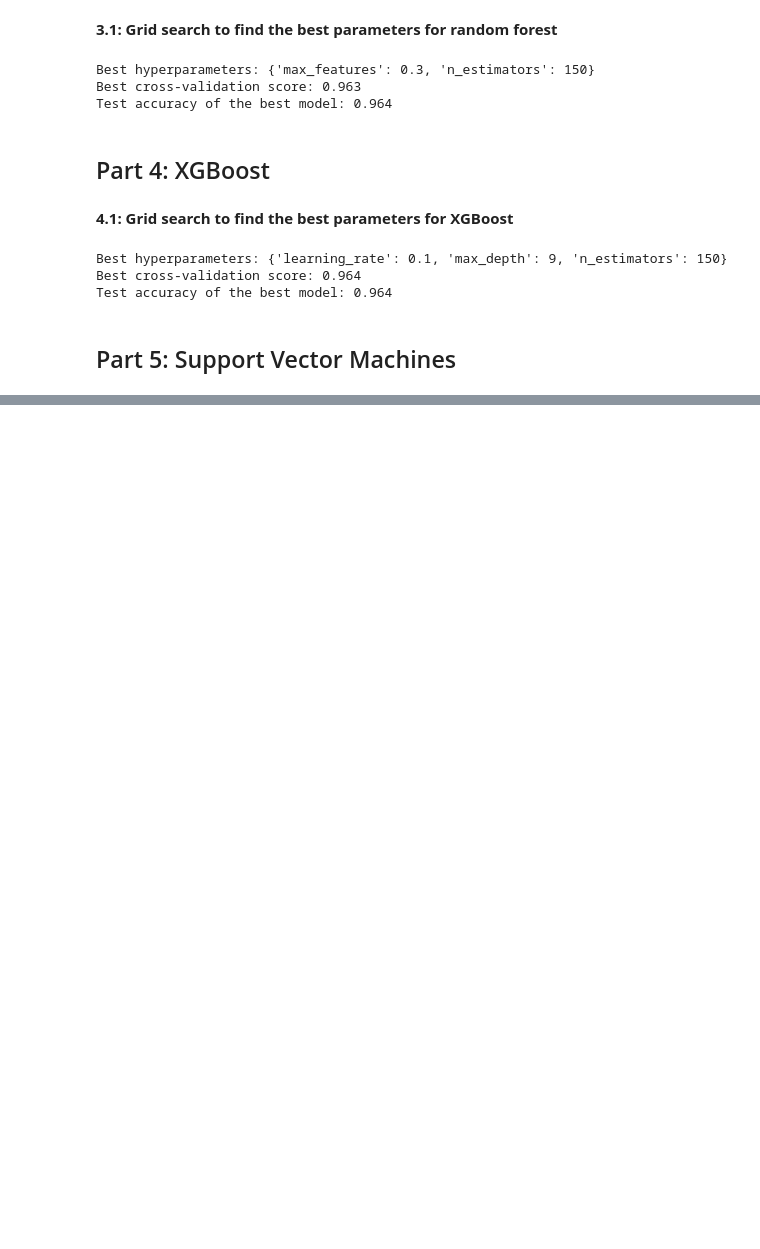
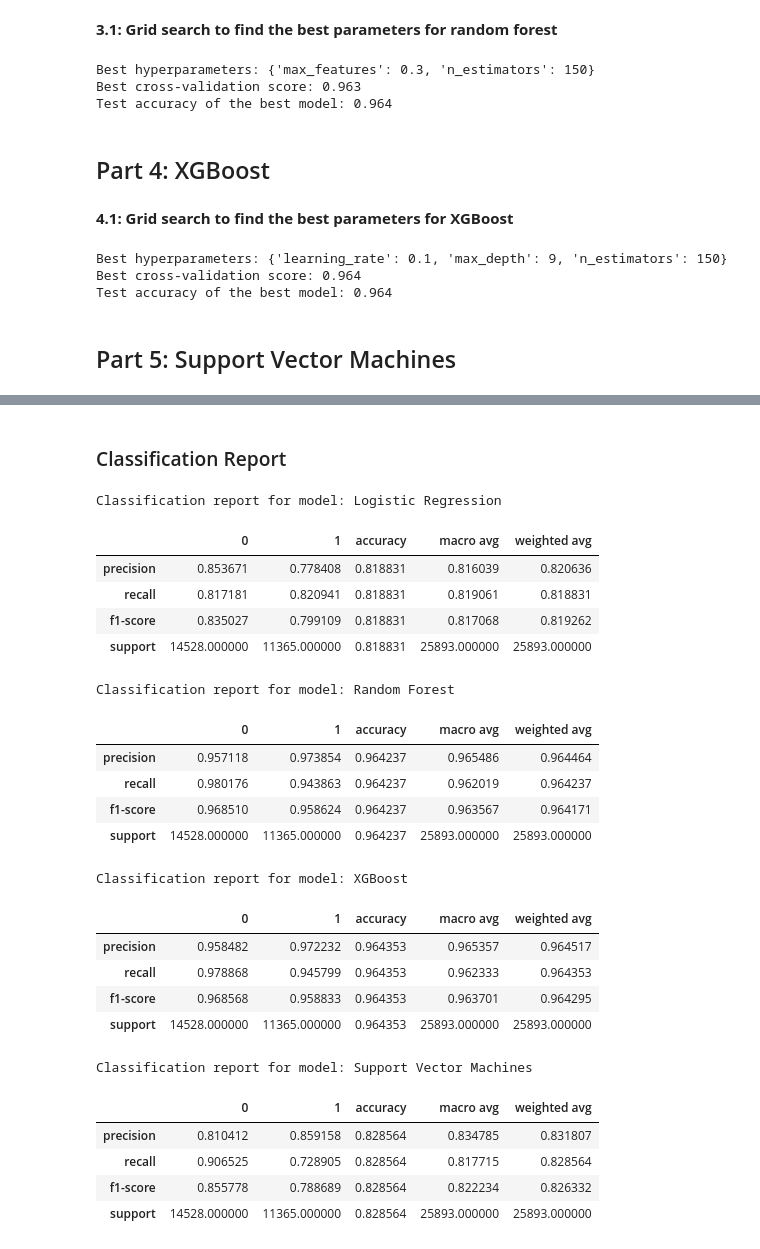
Before and after one commit to KallistaXue/airline-passenger-satisfaction-predictor, a Jupyter notebook: Project Code.ipynb, the cells around one changed output, grey strips where cells are left out. Cells and saved outputs as stored; diff of their text form; code cells hidden in the pictures; blank space fills up the shorter version.

```diff
--- a/Project Code.ipynb
+++ b/Project Code.ipynb
@@ -597,0 +621,32 @@ print(f"Test accuracy of the best model: {test_accuracy:.3f}")
+# %% [markdown]
+### Classification Report
+# %%
+for i,pred in enumerate(predictions):
+    print('Classification report for model: ' + models[i])
+    cr = pd.DataFrame(classification_report(y_test, pred, output_dict=True))
+    display(cr)
+# %% [output]
+Classification report for model: Logistic Regression
+|  | 0 | 1 | accuracy | macro avg | weighted avg |
+| precision | 0.853671 | 0.778408 | 0.818831 | 0.816039 | 0.820636 |
+| recall | 0.817181 | 0.820941 | 0.818831 | 0.819061 | 0.818831 |
+| f1-score | 0.835027 | 0.799109 | 0.818831 | 0.817068 | 0.819262 |
+| support | 14528.000000 | 11365.000000 | 0.818831 | 25893.000000 | 25893.000000 |
+Classification report for model: Random Forest
+|  | 0 | 1 | accuracy | macro avg | weighted avg |
+| precision | 0.957118 | 0.973854 | 0.964237 | 0.965486 | 0.964464 |
+| recall | 0.980176 | 0.943863 | 0.964237 | 0.962019 | 0.964237 |
+| f1-score | 0.968510 | 0.958624 | 0.964237 | 0.963567 | 0.964171 |
+| support | 14528.000000 | 11365.000000 | 0.964237 | 25893.000000 | 25893.000000 |
+Classification report for model: XGBoost
+|  | 0 | 1 | accuracy | macro avg | weighted avg |
+| precision | 0.958482 | 0.972232 | 0.964353 | 0.965357 | 0.964517 |
+| recall | 0.978868 | 0.945799 | 0.964353 | 0.962333 | 0.964353 |
+| f1-score | 0.968568 | 0.958833 | 0.964353 | 0.963701 | 0.964295 |
+| support | 14528.000000 | 11365.000000 | 0.964353 | 25893.000000 | 25893.000000 |
+Classification report for model: Support Vector Machines
+|  | 0 | 1 | accuracy | macro avg | weighted avg |
+| precision | 0.810412 | 0.859158 | 0.828564 | 0.834785 | 0.831807 |
+| recall | 0.906525 | 0.728905 | 0.828564 | 0.817715 | 0.828564 |
+| f1-score | 0.855778 | 0.788689 | 0.828564 | 0.822234 | 0.826332 |
+| support | 14528.000000 | 11365.000000 | 0.828564 | 25893.000000 | 25893.000000 |
```
Also changed, not shown: parts of 8 cells of this notebook.
